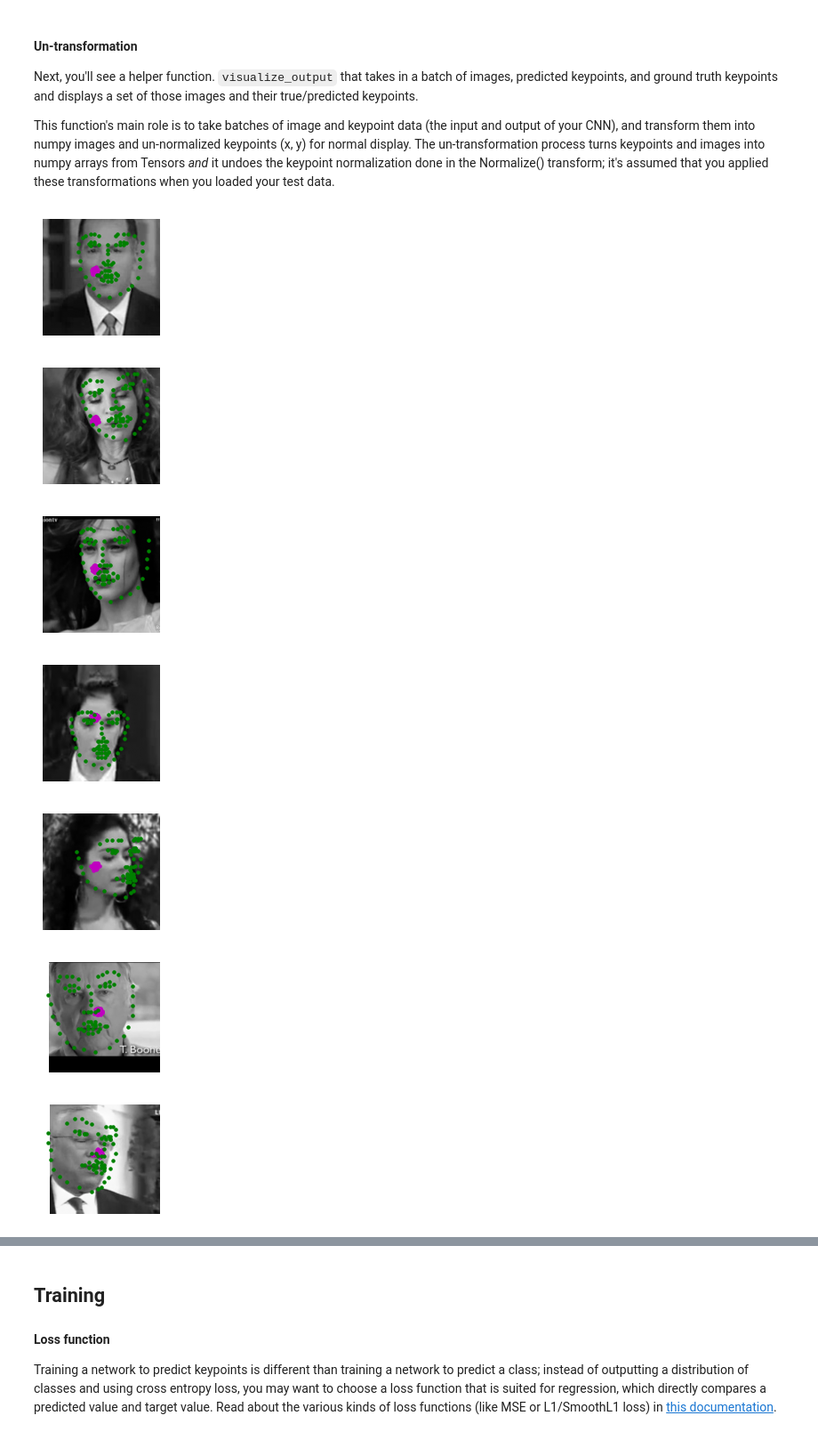
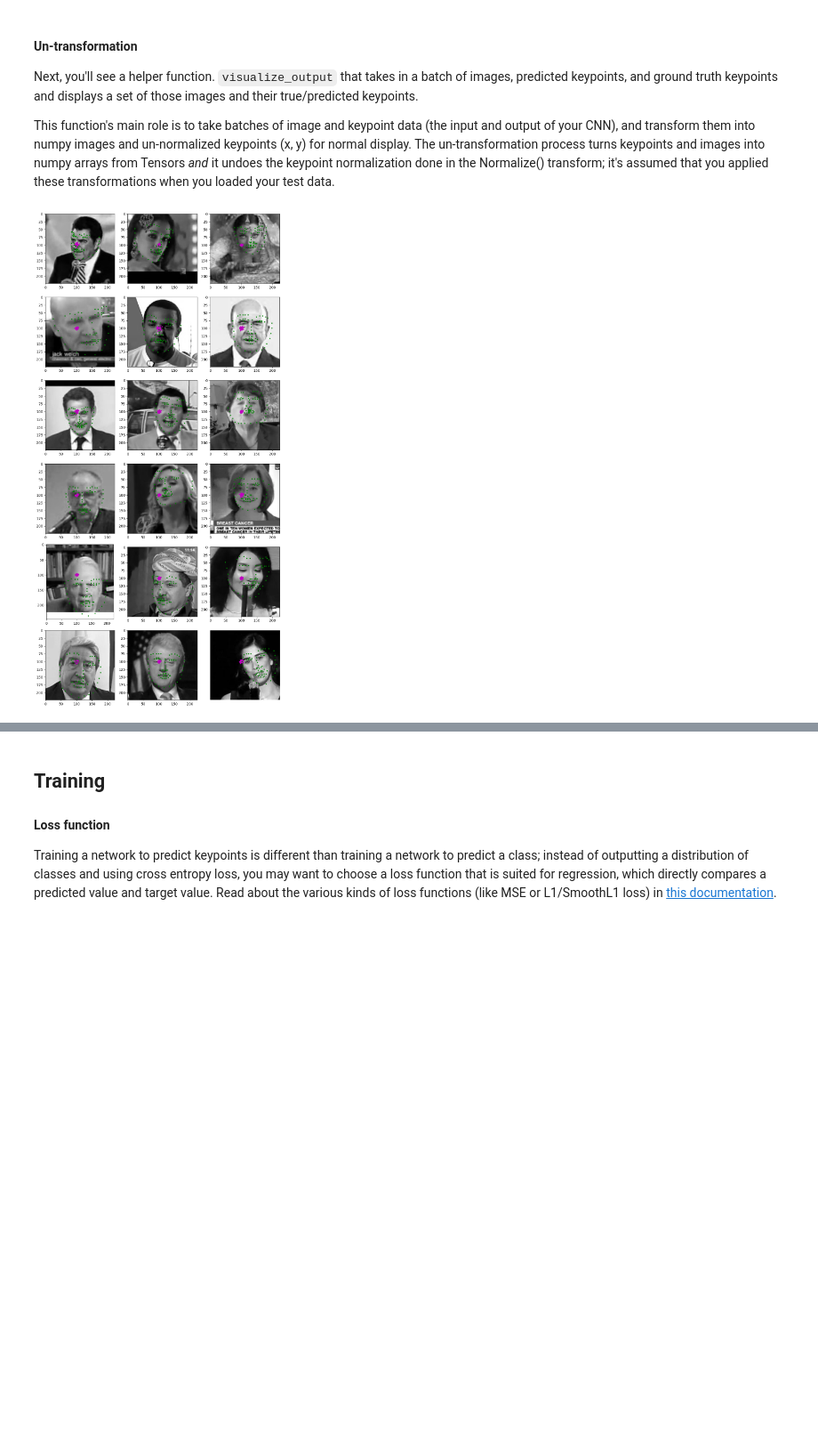
Before and after one commit to amoriqbal/FacialKeypointDetectionUdacity, a Jupyter notebook: 2. Define the Network Architecture.ipynb, the cells around one changed output, grey strips where cells are left out. Shown at 89% size. Drawn from its saved outputs; the diff is of its cells as text; code cells hidden in the pictures; blank space fills up the shorter version.

```diff
--- a/2. Define the Network Architecture.ipynb
+++ b/2. Define the Network Architecture.ipynb
@@ -264,7 +270,7 @@ test_dataset = FacialKeypointsDataset(csv_file='/workspace/data/test_frames_keyp
                                              transform=data_transform)
 # %%
 # load test data in batches
-batch_size = 10
+batch_size = 18
 
 test_loader = DataLoader(test_dataset,
                           batch_size=batch_size,
@@ -283,7 +289,7 @@ This function test how the network performs on the first batch of test data. It
 # %%
 # test the model on a batch of test images
 
-def net_sample_output():
+def net_sample_output(net, test_loader):
 
     # iterate through the test dataset
     for param in net.parameters():
@@ -313,7 +319,7 @@ If you get a size or dimension error here, make sure that your network outputs t
 # %%
 # call the above function
 # returns: test images, test predicted keypoints, test ground truth keypoints
-test_images, test_outputs, gt_pts = net_sample_output()
+test_images, test_outputs, gt_pts = net_sample_output(net, test_loader)
 
 # print out the dimensions of the data to see if they make sense
 print(test_images.data.size())
@@ -330,14 +336,16 @@ Once we've had the model produce some predicted output keypoints, we can visuali
 
 Note that I've defined a *new* function, `show_all_keypoints` that displays a grayscale image, its predicted keypoints and its ground truth keypoints (if provided).
 # %%
-def show_all_keypoints(image, predicted_key_pts, gt_pts=None):
+def show_all_keypoints(image, predicted_key_pts, gt_pts=None, ax=None):
     """Show image with predicted keypoints"""
     # image is grayscale
-    plt.imshow(image, cmap='gray')
-    plt.scatter(predicted_key_pts[:, 0], predicted_key_pts[:, 1], s=20, marker='.', c='m')
+    if ax is None:
+        ax = plt.gca()
+    ax.imshow(image, cmap='gray')
+    ax.scatter(predicted_key_pts[:, 0], predicted_key_pts[:, 1], s=20, marker='.', c='m')
     # plot ground truth points as green pts
     if gt_pts is not None:
-        plt.scatter(gt_pts[:, 0], gt_pts[:, 1], s=20, marker='.', c='g')
+        ax.scatter(gt_pts[:, 0], gt_pts[:, 1], s=20, marker='.', c='g')
 # %% [markdown]
 #### Un-transformation
 
@@ -347,44 +355,35 @@ This function's main role is to take batches of image and keypoint data (the inp
 # %%
 # visualize the output
 # by default this shows a batch of 10 images
-def visualize_output(net,test_images, test_outputs, gt_pts=None, batch_size=10):
-
+def visualize_output(test_images, test_outputs, gt_pts=None, batch_size=batch_size):
+    fig,ax = plt.subplots(batch_size//3, 3, figsize=(10, 10 * (batch_size // 3) // 3))
     for i in range(batch_size):
-        plt.figure(figsize=(20,10))
-        ax = plt.subplot(1, batch_size, i+1)
-
         # un-transform the image data
         image = test_images[i].data   # get the image from it's Variable wrapper
         image = image.cpu()
         image = image.numpy()   # convert to numpy array from a Tensor
         image = np.transpose(image, (1, 2, 0))   # transpose to go from torch to numpy image
 
         # un-transform the predicted key_pts data
         predicted_key_pts = test_outputs[i].data
         predicted_key_pts = predicted_key_pts.cpu()
         predicted_key_pts = predicted_key_pts.numpy()
         # undo normalization of keypoints
         predicted_key_pts = predicted_key_pts*50.0+100
 
         # plot ground truth points for comparison, if they exist
         ground_truth_pts = None
         if gt_pts is not None:
             ground_truth_pts = gt_pts[i].cpu().numpy()
             ground_truth_pts = ground_truth_pts*50.0+100
         # call show_all_keypoints
-        show_all_keypoints(np.squeeze(image), predicted_key_pts, ground_truth_pts)
-
+        show_all_keypoints(np.squeeze(image), predicted_key_pts, ground_truth_pts, ax.flatten()[i])
+        plt.tight_layout()
         plt.axis('off')
 
     plt.show()
 
 # call it
 visualize_output(test_images, test_outputs, gt_pts)
 # %% [output]
-[figure, old version]
+[figure, new version]
-[figure, removed]
-[figure, removed]
-[figure, removed]
-[figure, removed]
-[figure, removed]
-[figure, removed]
```
Also changed, not shown: parts of 24 cells of this notebook, 2 other files.
